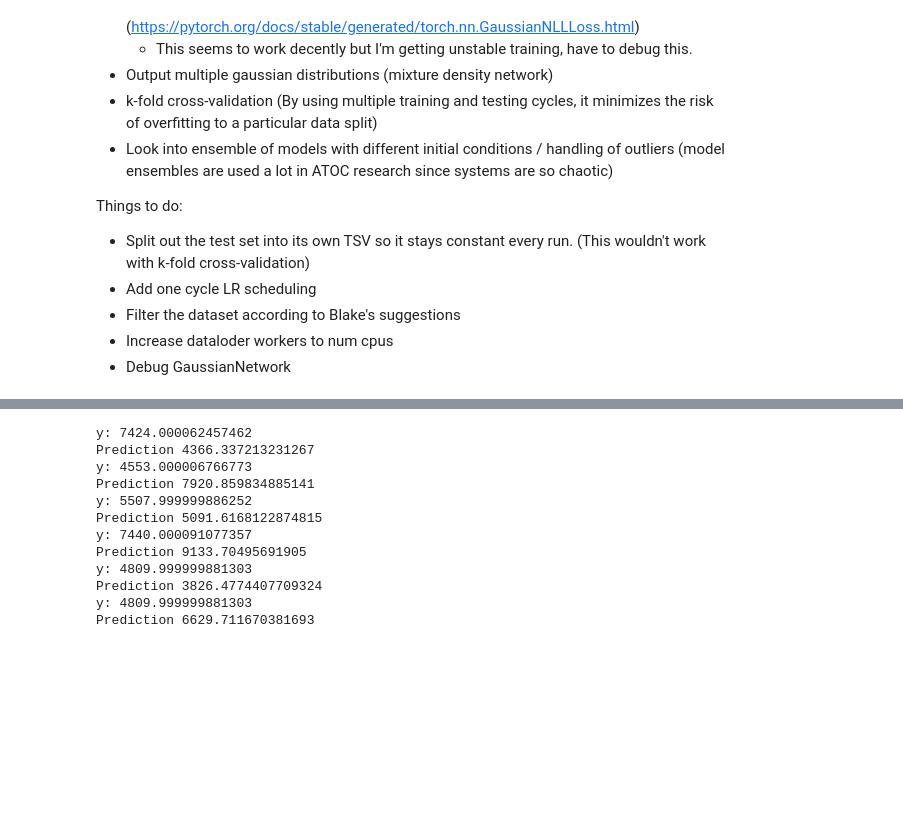
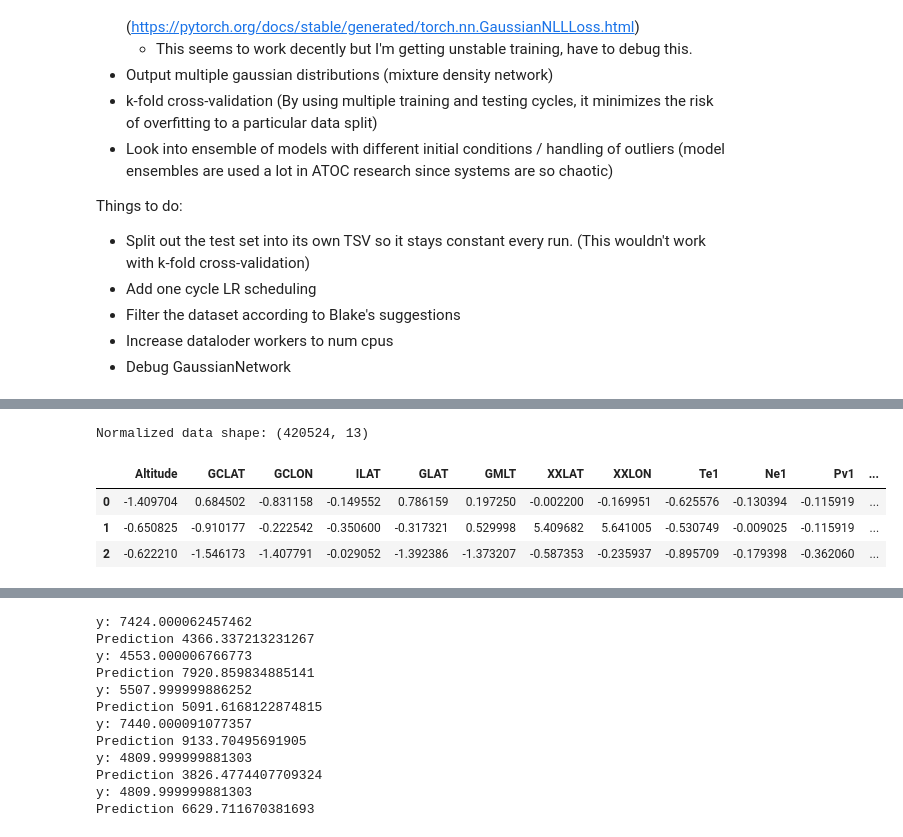
Before and after one commit to blakedehaas/clare, a Jupyter notebook: model.ipynb, the cells around one changed output, grey strips where cells are left out. Saved outputs shown, nothing was run; the diff lists cells and outputs as text; code cells hidden in the pictures; blank space fills up the shorter version.

```diff
--- a/model.ipynb
+++ b/model.ipynb
@@ -42,6 +38,3 @@ import torch.optim as optim
 from torch.utils.data import Dataset, DataLoader, random_split
 import pandas as pd
 import numpy as np
-# %%
-file_path = '/content/drive/My Drive/Auroral Precipitation ML Project/Data/Akebono_combined.tsv'
-df = pd.read_csv(file_path, sep='\t')
@@ -139,0 +63,34 @@ df_normalized.head(5)
+# %%
+# Normalize all location and atmospheric parameters (mean = 0 and std dev = 1)
+columns_to_normalize = ['Altitude', 'GCLAT', 'GCLON', 'ILAT', 'GLAT', 'GMLT', 'XXLAT', 'XXLON', 'Ne1', 'Pv1', 'I1', 'Te1']
+
+# Function to calculate mean and std dev for specified columns
+def calculate_stats(df, columns):
+    means = df[columns].mean()
+    stds = df[columns].std()
+    return means, stds
+
+# Function to normalize specified columns in the DataFrame
+def normalize_df(df, means, stds, columns):
+    df[columns] = (df[columns] - means) / stds
+    return df
+
+# Calculate mean and std for the specified columns
+means, stds = calculate_stats(train_df, columns_to_normalize)
+train_df_norm = normalize_df(train_df, means, stds, columns_to_normalize)
+
+means, stds = calculate_stats(eval_df, columns_to_normalize)
+eval_df_norm = normalize_df(eval_df, means, stds, columns_to_normalize)
+
+# Verify there are no NaNs in the normalized DataFrame
+assert train_df_norm[columns_to_normalize].isna().sum().sum() == 0, "NaN values found in normalized data"
+assert eval_df_norm[columns_to_normalize].isna().sum().sum() == 0, "NaN values found in normalized data"
+
+print("Normalized data shape:", train_df_norm.shape)
+train_df_norm.head(3)
+# %% [output]
+Normalized data shape: (420524, 13)
+|  | Altitude | GCLAT | GCLON | ILAT | GLAT | GMLT | XXLAT | XXLON | Te1 | Ne1 | Pv1 | ... |
+| 0 | -1.409704 | 0.684502 | -0.831158 | -0.149552 | 0.786159 | 0.197250 | -0.002200 | -0.169951 | -0.625576 | -0.130394 | -0.115919 | ... |
+| 1 | -0.650825 | -0.910177 | -0.222542 | -0.350600 | -0.317321 | 0.529998 | 5.409682 | 5.641005 | -0.530749 | -0.009025 | -0.115919 | ... |
+| 2 | -0.622210 | -1.546173 | -1.407791 | -0.029052 | -1.392386 | -1.373207 | -0.587353 | -0.235937 | -0.895709 | -0.179398 | -0.362060 | ... |
```
Also changed, not shown: parts of 9 cells of this notebook, 2 other files.
